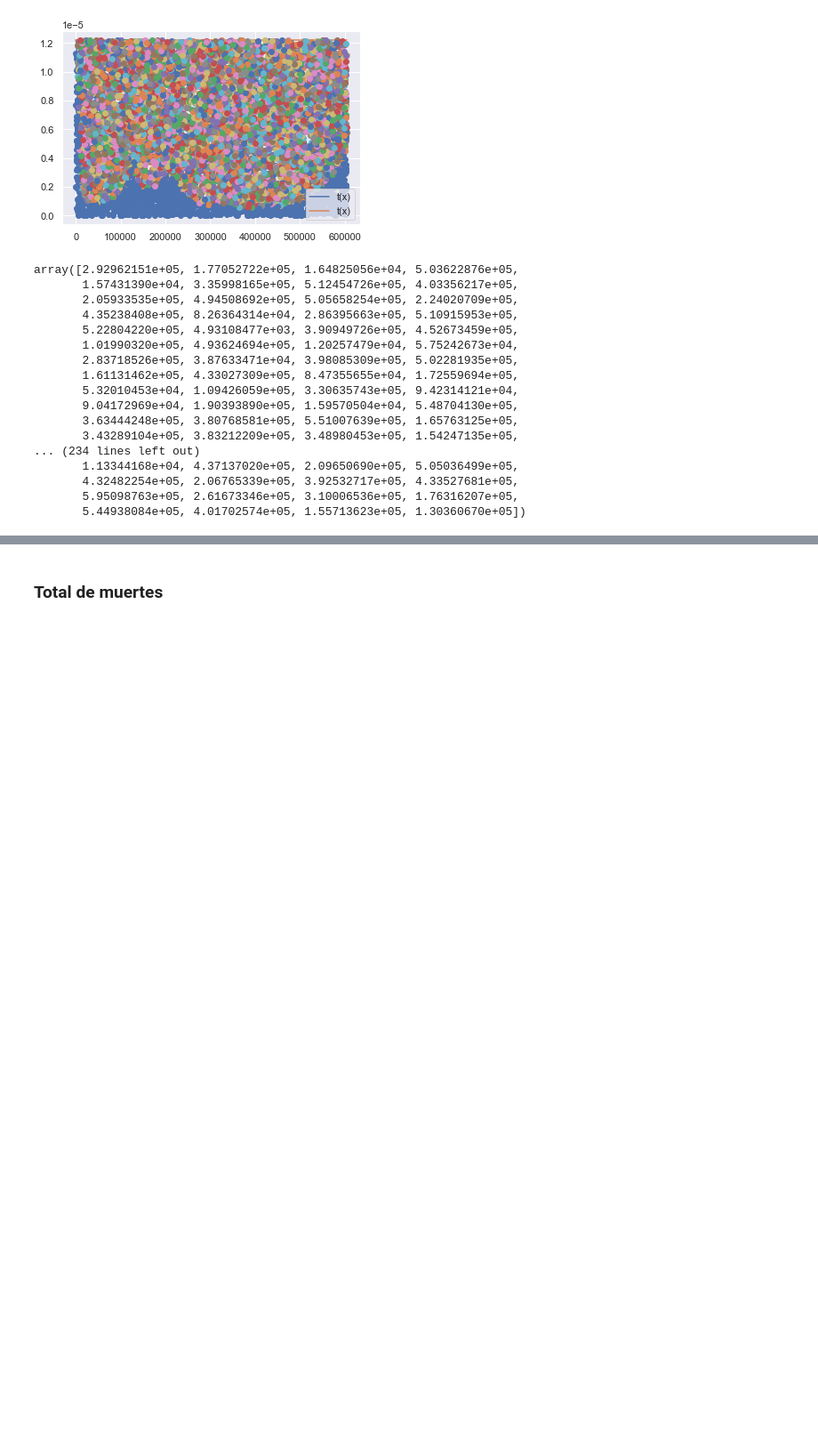
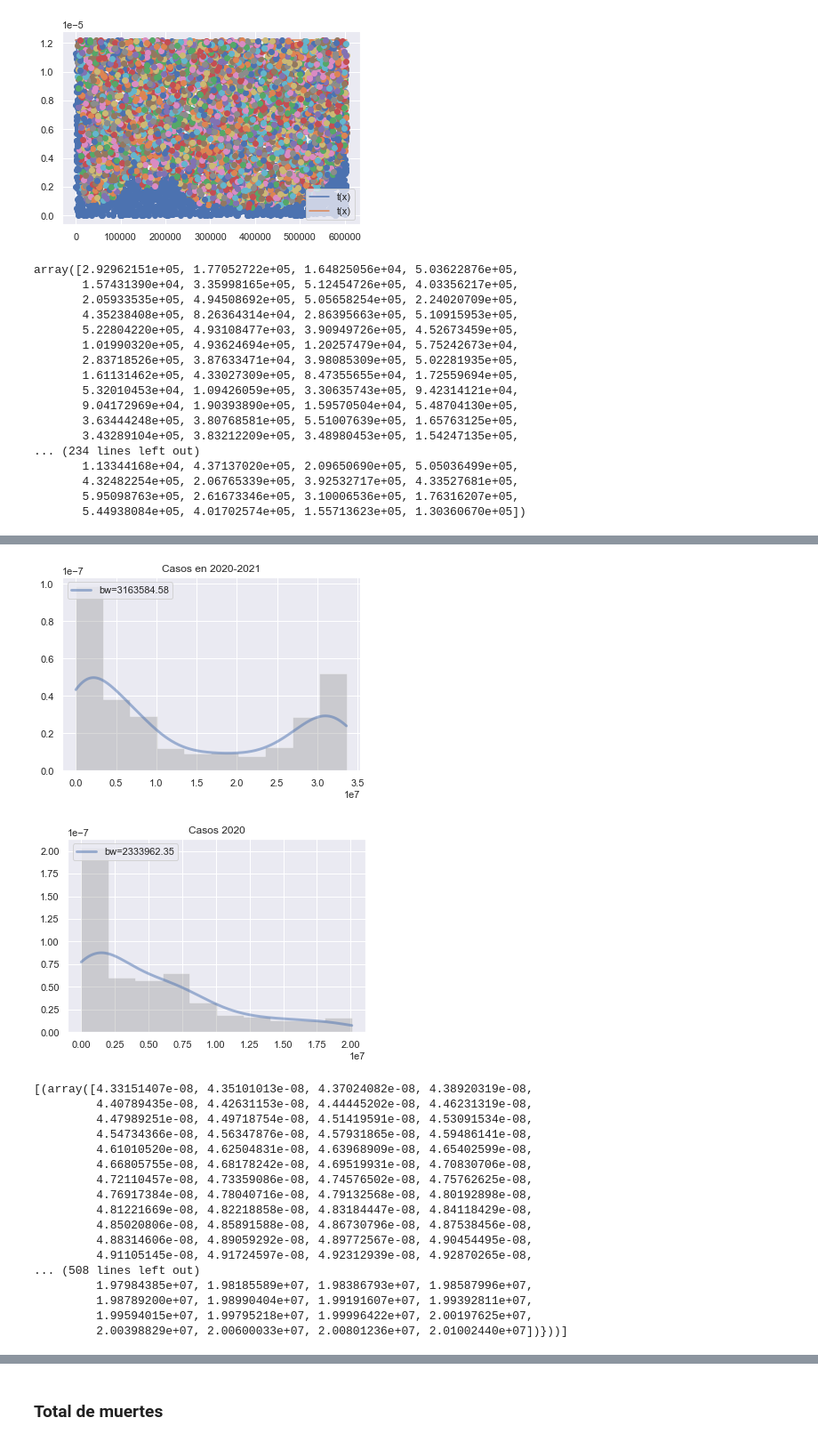
Before and after one commit to valerialadron/Proyecto_VLadron_MMLopez, a Jupyter notebook: Proyecto_VLadron_MMLopez.ipynb, the cells around one changed output, grey strips where cells are left out. Shown at 89% size. Drawn from its saved outputs; the diff is of its cells as text; code cells hidden in the pictures; blank space fills up the shorter version.

```diff
--- a/Proyecto_VLadron_MMLopez.ipynb
+++ b/Proyecto_VLadron_MMLopez.ipynb
@@ -506,0 +555,45 @@ array([2.92962151e+05, 1.77052722e+05, 1.64825056e+04, 5.03622876e+05,
+# %%
+from sklearn.neighbors import KernelDensity
+import sklearn
+#Creando función
+from sklearn.model_selection import GridSearchCV
+global pdf
+def trans_a_kernel(lis:'Insertar la lista con los datos',
+                  titu:'Insertar lista de títulos'):
+    grid = GridSearchCV(KernelDensity(), #Busca el ancho óptimo.
+                    {'bandwidth': np.linspace(0.1, lis.max(), 1000)},
+                    cv=20) # 20-fold cross-validation
+    grid.fit(lis[:, None])
+    kde = grid.best_estimator_
+    pdf = np.exp(kde.score_samples(np.linspace(0.1, lis.max(), 1000)[:, None])) #Kernel
+
+    plt.figure()
+    plt.plot(np.linspace(0.1, lis.max(), 1000), pdf, linewidth=3, alpha=0.5, label='bw=%.2f' % kde.bandwidth)
+    plt.hist(lis, 10, fc='gray', histtype='stepfilled', alpha=0.3, density=True) #Alpha puede cambiar
+    plt.legend(loc='upper left')
+    plt.title(titu)
+    plt.show()
+
+    return pdf, grid
+# %%
+[trans_a_kernel(lista_2[i],titulos_2[i]) for i in range(len(lista_2))]
+# %% [output]
+[figure, added]
+[figure, added]
+[(array([4.33151407e-08, 4.35101013e-08, 4.37024082e-08, 4.38920319e-08,
+         4.40789435e-08, 4.42631153e-08, 4.44445202e-08, 4.46231319e-08,
+         4.47989251e-08, 4.49718754e-08, 4.51419591e-08, 4.53091534e-08,
+         4.54734366e-08, 4.56347876e-08, 4.57931865e-08, 4.59486141e-08,
+         4.61010520e-08, 4.62504831e-08, 4.63968909e-08, 4.65402599e-08,
+         4.66805755e-08, 4.68178242e-08, 4.69519931e-08, 4.70830706e-08,
+         4.72110457e-08, 4.73359086e-08, 4.74576502e-08, 4.75762625e-08,
+         4.76917384e-08, 4.78040716e-08, 4.79132568e-08, 4.80192898e-08,
+         4.81221669e-08, 4.82218858e-08, 4.83184447e-08, 4.84118429e-08,
+         4.85020806e-08, 4.85891588e-08, 4.86730796e-08, 4.87538456e-08,
+         4.88314606e-08, 4.89059292e-08, 4.89772567e-08, 4.90454495e-08,
+         4.91105145e-08, 4.91724597e-08, 4.92312939e-08, 4.92870265e-08,
+... (508 lines left out)
+         1.97984385e+07, 1.98185589e+07, 1.98386793e+07, 1.98587996e+07,
+         1.98789200e+07, 1.98990404e+07, 1.99191607e+07, 1.99392811e+07,
+         1.99594015e+07, 1.99795218e+07, 1.99996422e+07, 2.00197625e+07,
+         2.00398829e+07, 2.00600033e+07, 2.00801236e+07, 2.01002440e+07])}))]
```
Also changed, not shown: parts of 23 cells of this notebook.
